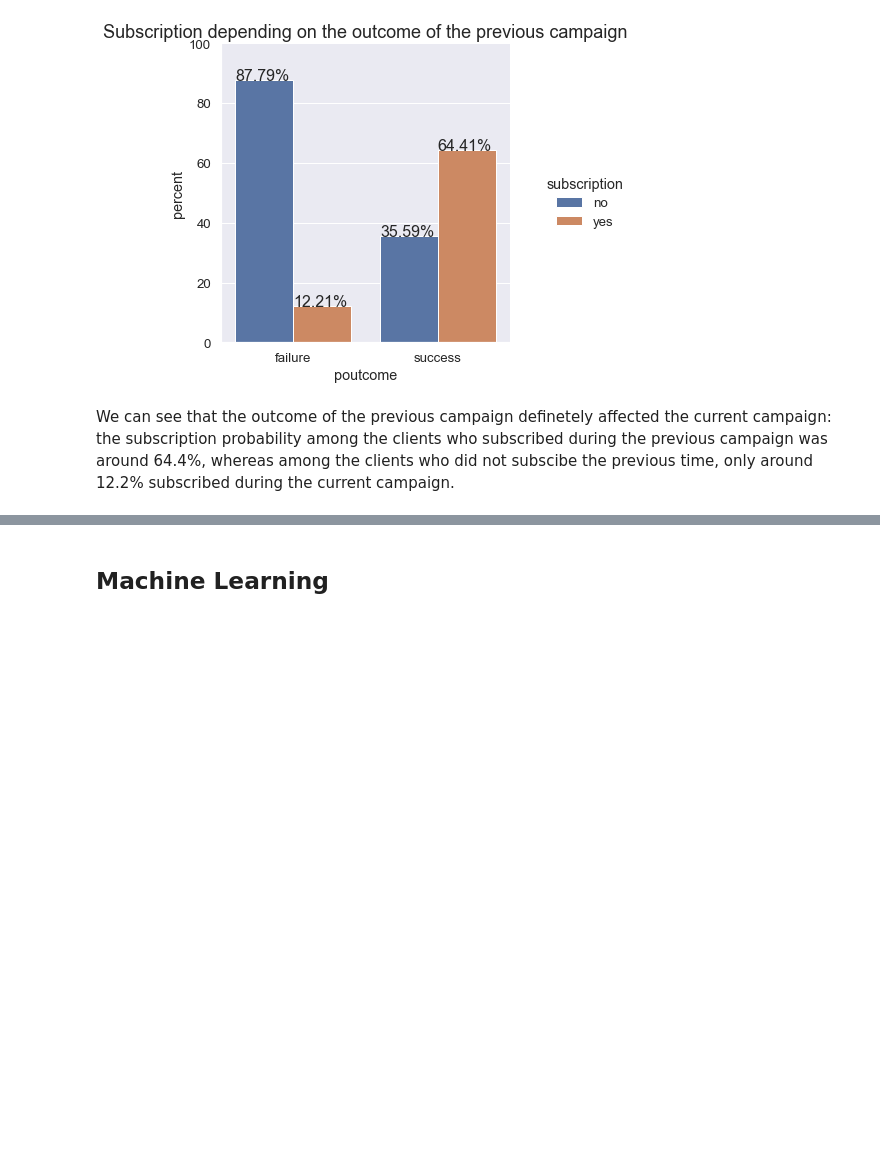
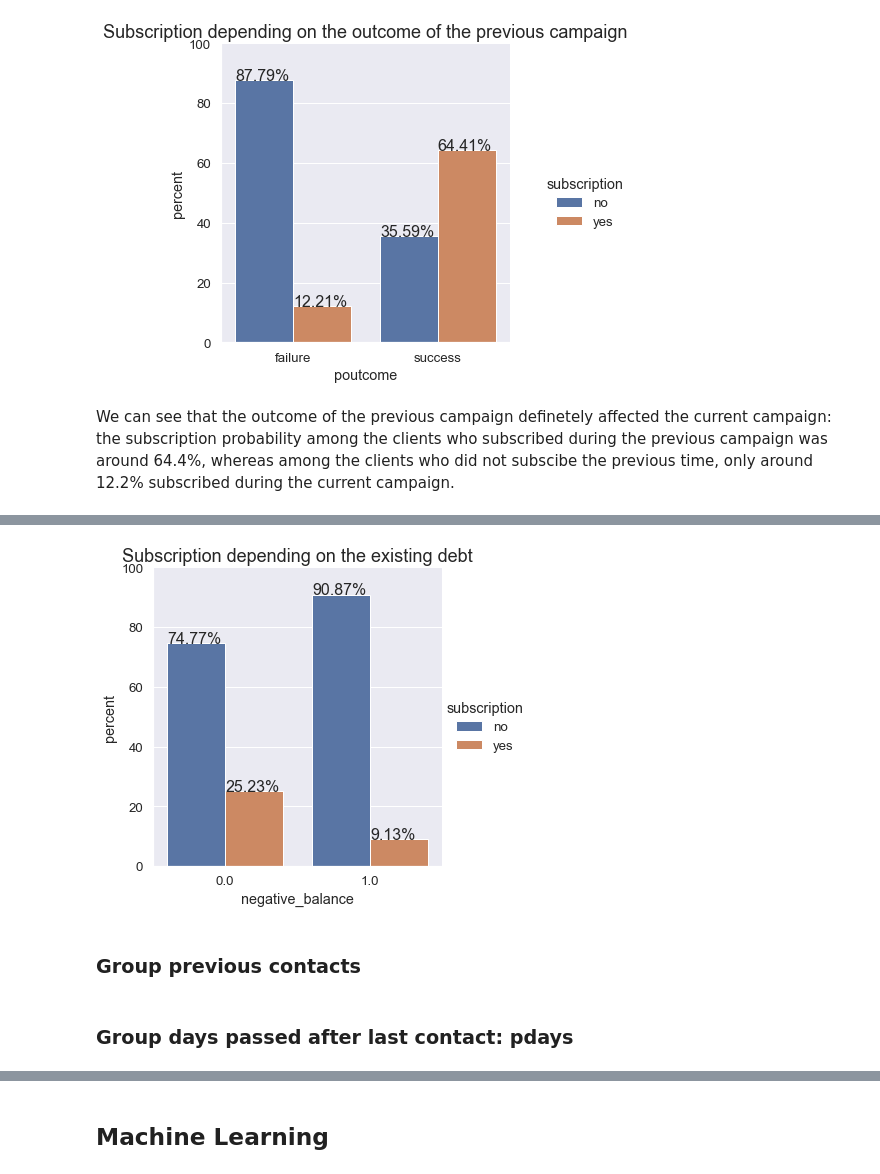
Before and after one commit to katerynalemishko/bank_deposit_marketing, a Jupyter notebook: Bank_deposit.ipynb, the cells around one changed output, grey strips where cells are left out. Drawn from its saved outputs; the diff is of its cells as text; code cells hidden in the pictures; blank space fills up the shorter version.

```diff
--- a/Bank_deposit.ipynb
+++ b/Bank_deposit.ipynb
@@ -469,0 +519,6 @@ the previous time, only around 12.2% subscribed during the current campaign.
+# %%
+plot_cat_perc(bank,'negative_balance','subscription','Subscription depending on the existing debt',5,5/5)
+# %% [output]
+[figure, added]
+# %% [markdown]
+### Group previous contacts
@@ -469,0 +527,2 @@ the previous time, only around 12.2% subscribed during the current campaign.
+# %% [markdown]
+### Group days passed after last contact: pdays
```
Also changed, not shown: parts of 104 cells of this notebook.
